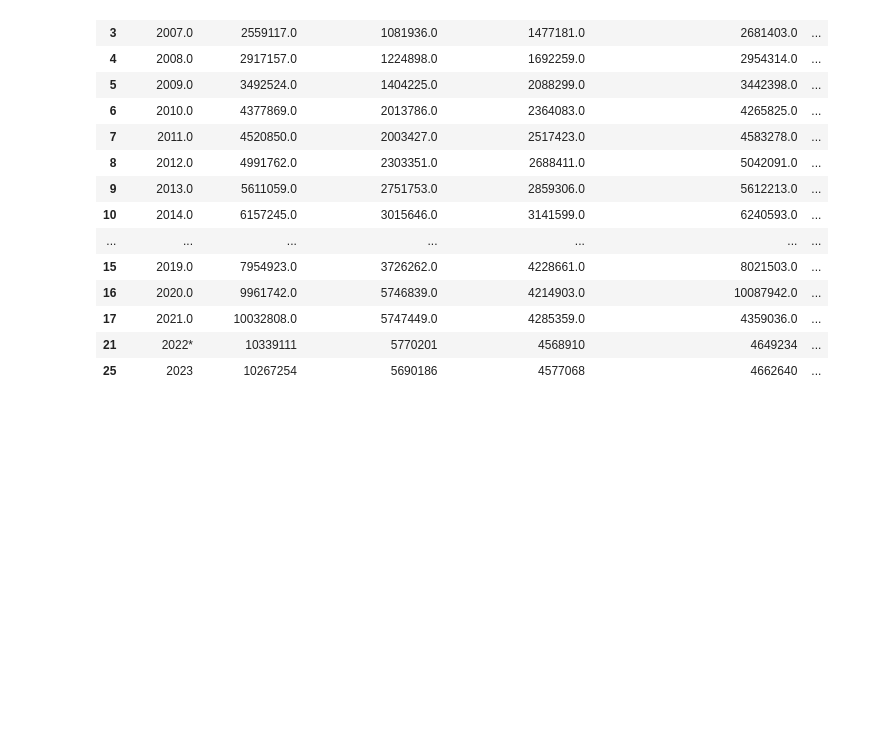
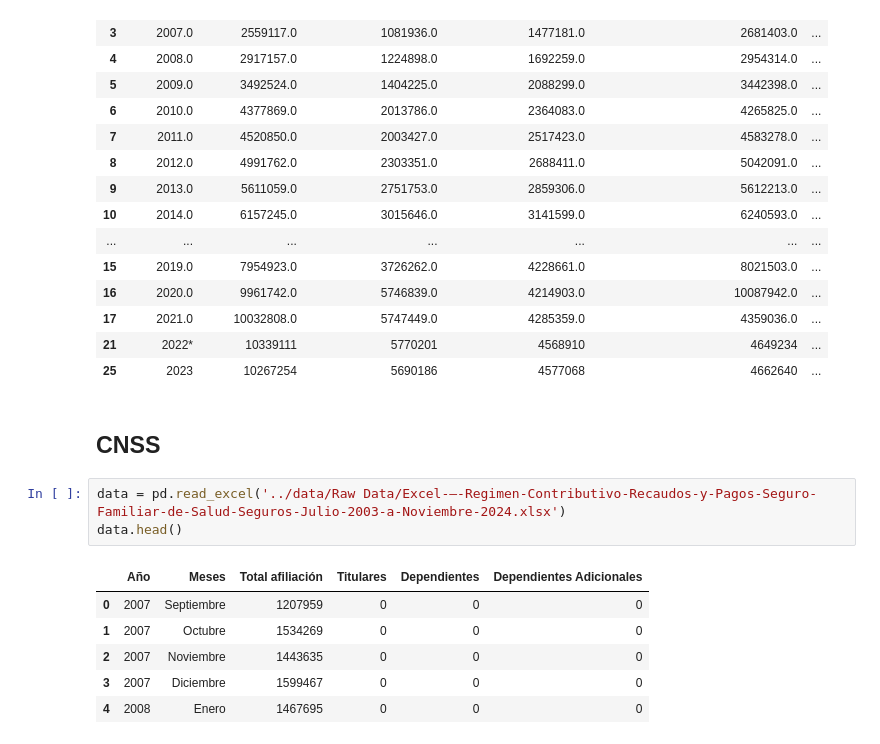
Before and after one commit to HarolReyes0/AnalisisIngresosPercapita, a Jupyter notebook: notebooks/data_modeling.ipynb, the cells around one changed output. Drawn from its saved outputs; the diff is of its cells as text; blank space fills up the shorter version.

Commit message:
FEAT: Data modeling process for CNSS data.
Process to model and standardize CNSS data created.

```diff
--- a/notebooks/data_modeling.ipynb
+++ b/notebooks/data_modeling.ipynb
@@ -152,3 +152,15 @@ See the caveats in the documentation: https://pandas.pydata.org/pandas-docs/stab
 | 17 | 2021.0 | 10032808.0 | 5747449.0 | 4285359.0 | 4359036.0 | ... |
 | 21 | 2022* | 10339111 | 5770201 | 4568910 | 4649234 | ... |
 | 25 | 2023 | 10267254 | 5690186 | 4577068 | 4662640 | ... |
+# %% [markdown]
+## CNSS
+# %%
+data = pd.read_excel('../data/Raw Data/Excel-–-Regimen-Contributivo-Recaudos-y-Pagos-Seguro-Familiar-de-Salud-Seguros-Julio-2003-a-Noviembre-2024.xlsx')
+data.head()
+# %% [output]
+|  | Año | Meses | Total afiliación | Titulares | Dependientes | Dependientes Adicionales |
+| 0 | 2007 | Septiembre | 1207959 | 0 | 0 | 0 |
+| 1 | 2007 | Octubre | 1534269 | 0 | 0 | 0 |
+| 2 | 2007 | Noviembre | 1443635 | 0 | 0 | 0 |
+| 3 | 2007 | Diciembre | 1599467 | 0 | 0 | 0 |
+| 4 | 2008 | Enero | 1467695 | 0 | 0 | 0 |
```
Also changed, not shown: parts of 4 cells of this notebook.
